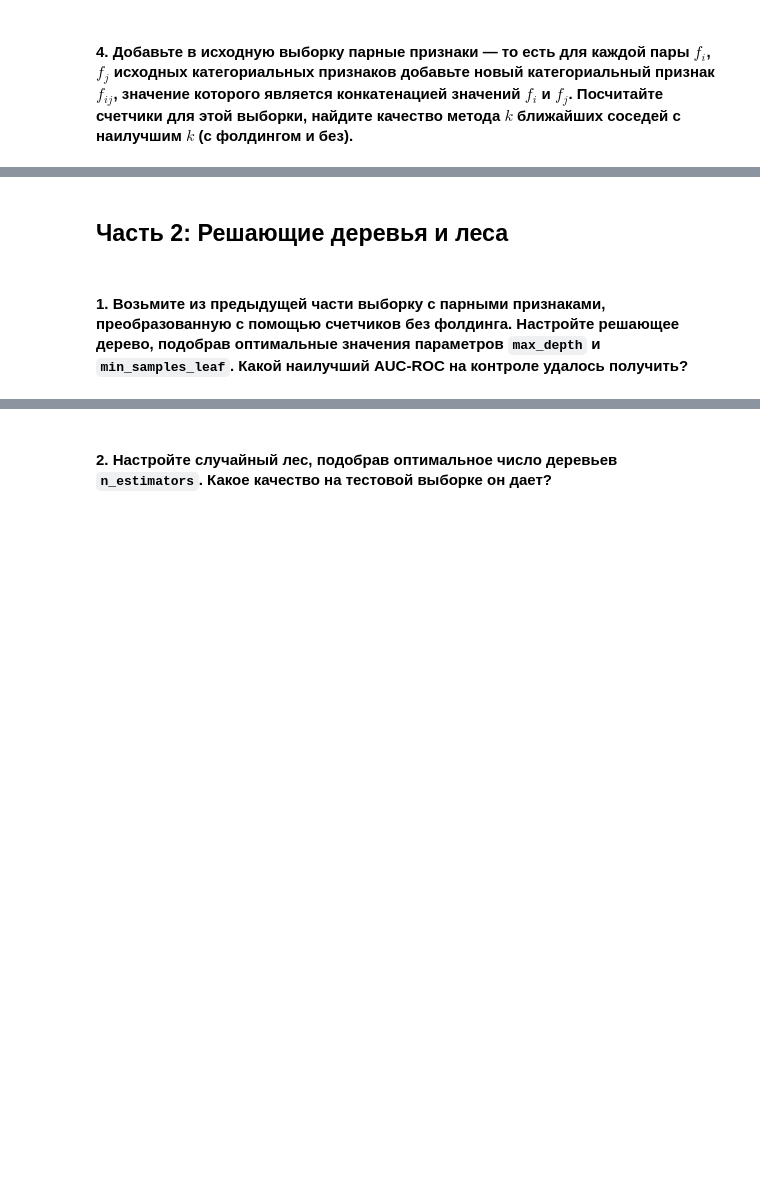
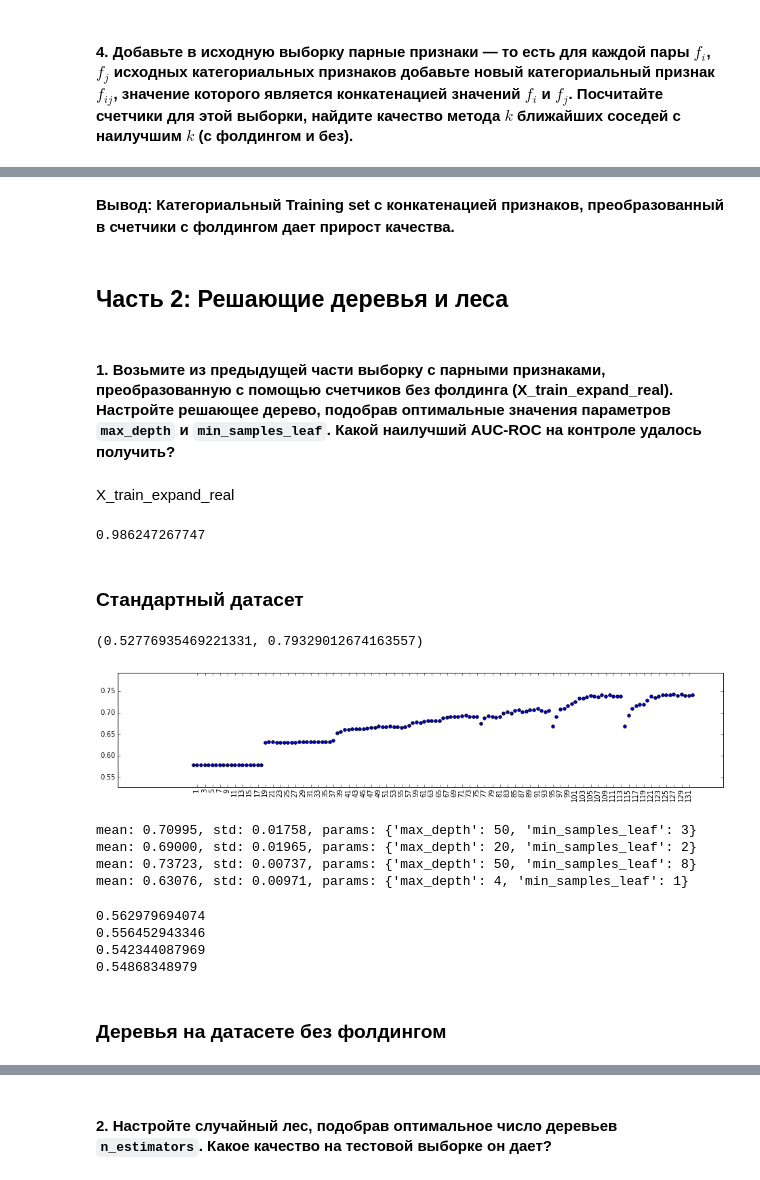
Before and after one commit to KopBob/mmp-ml-hw, a Jupyter notebook: lab2/lab02_knn_trees.ipynb, the cells around one changed output, grey strips where cells are left out. Saved outputs shown, nothing was run; the diff lists cells and outputs as text; code cells hidden in the pictures; blank space fills up the shorter version.

```diff
--- a/lab2/lab02_knn_trees.ipynb
+++ b/lab2/lab02_knn_trees.ipynb
@@ -337,4 +616,35 @@ f1_score(y_test, y_pred)
+# %% [markdown]
+**Вывод: Категориальный Training set с конкатенацией признаков, преобразованный в счетчики с фолдингом дает прирост качества.**
 # %% [markdown]
 ## Часть 2: Решающие деревья и леса
 # %% [markdown]
-#### 1. Возьмите из предыдущей части выборку с парными признаками, преобразованную с помощью счетчиков без фолдинга. Настройте решающее дерево, подобрав оптимальные значения параметров `max_depth` и `min_samples_leaf`. Какой наилучший AUC-ROC на контроле удалось получить?
+#### 1. Возьмите из предыдущей части выборку с парными признаками, преобразованную с помощью счетчиков без фолдинга (X_train_expand_real). Настройте решающее дерево, подобрав оптимальные значения параметров `max_depth` и `min_samples_leaf`. Какой наилучший AUC-ROC на контроле удалось получить?
+# %% [markdown]
+X_train_expand_real
+# %%
+from sklearn.cross_validation import KFold, cross_val_score
+from sklearn.grid_search import GridSearchCV
+
+
+def trees__simple_clf(max_depth=None, min_samples_leaf=1):
+    cv = KFold(X_train_expand_real.shape[0], shuffle=True, random_state=88, n_folds=5)
+    clf = tree.DecisionTreeClassifier(random_state=88,
+                                      max_depth=max_depth,
+                                      min_samples_leaf=min_samples_leaf)
+    print cross_val_score(clf, X_train_expand_real, y_train, cv=cv,
+                           scoring='roc_auc').mean()
+
+def trees__fit_params(X_train, y_train):
+    cv = KFold(X_train.shape[0], shuffle=True, random_state=241, n_folds=5)
+
+    gs = GridSearchCV(tree.DecisionTreeClassifier(random_state=241),
+                      param_grid={'max_depth': [2, 4, 6, 8, 10, 20, 50],
+                                  'min_samples_leaf': range(1, 20)},
+                      cv=cv,
+                      scoring='roc_auc')
+    gs.fit(X_train, y_train)
+    return gs
+# %%
+trees__simple_clf()
+# %% [output]
+0.986247267747
@@ -340,0 +657,35 @@ f1_score(y_test, y_pred)
+# %% [markdown]
+### Стандартный датасет
+# %%
+gs = trees__fit_params(X_train, y_train)
+# %%
+plt.figure(figsize=(16, 3))
+means = [gs.grid_scores_[i].mean_validation_score for i in range(len(gs.grid_scores_))]
+plt.scatter(range(len(gs.grid_scores_)), means)
+plt.xticks(range(1, len(gs.grid_scores_), 2), rotation='vertical');
+plt.ylim([min(means)-0.05, max(means)+0.05])
+# %% [output]
+(0.52776935469221331, 0.79329012674163557)
+[figure, added]
+# %%
+print gs.grid_scores_[116]
+print gs.grid_scores_[96]
+print gs.grid_scores_[121]
+print gs.grid_scores_[19]
+# %% [output]
+mean: 0.70995, std: 0.01758, params: {'max_depth': 50, 'min_samples_leaf': 3}
+mean: 0.69000, std: 0.01965, params: {'max_depth': 20, 'min_samples_leaf': 2}
+mean: 0.73723, std: 0.00737, params: {'max_depth': 50, 'min_samples_leaf': 8}
+mean: 0.63076, std: 0.00971, params: {'max_depth': 4, 'min_samples_leaf': 1}
+# %%
+print trees__evaluate_params(X_train_expand_real, X_test_expand_real, **gs.grid_scores_[116].parameters)
+print trees__evaluate_params(X_train_expand_real, X_test_expand_real, **gs.grid_scores_[96].parameters)
+print trees__evaluate_params(X_train_expand_real, X_test_expand_real, **gs.grid_scores_[121].parameters)
+print trees__evaluate_params(X_train_expand_real, X_test_expand_real, **gs.grid_scores_[19].parameters)
+# %% [output]
+0.562979694074
+0.556452943346
+0.542344087969
+0.54868348979
+# %% [markdown]
+### Деревья на датасете без фолдингом
```
Also changed, not shown: parts of 97 cells of this notebook.
